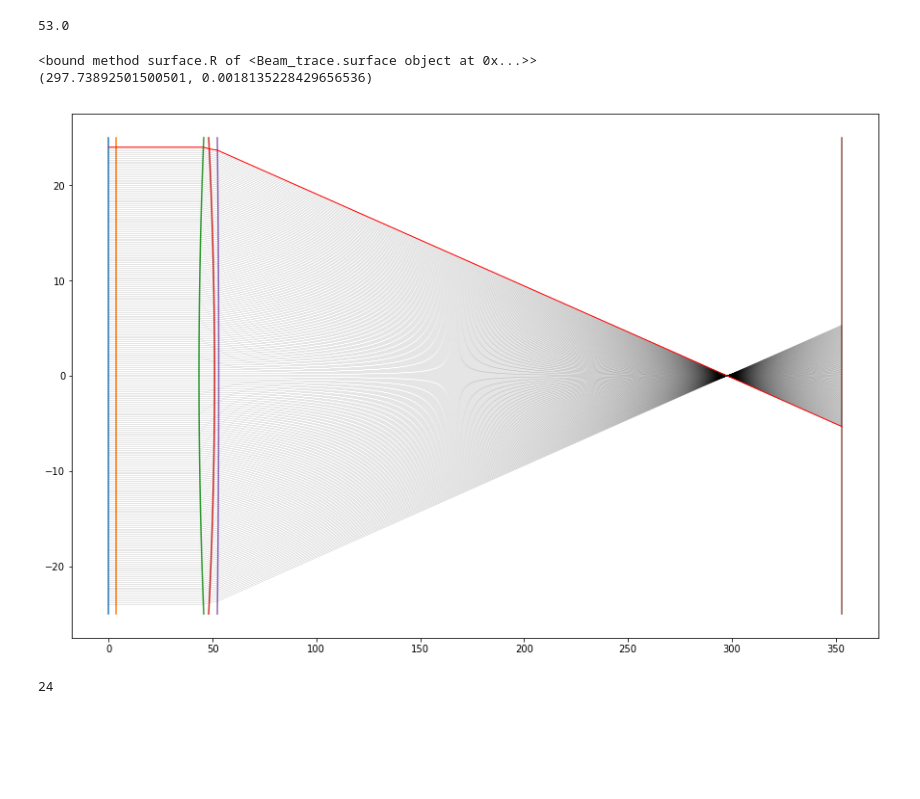
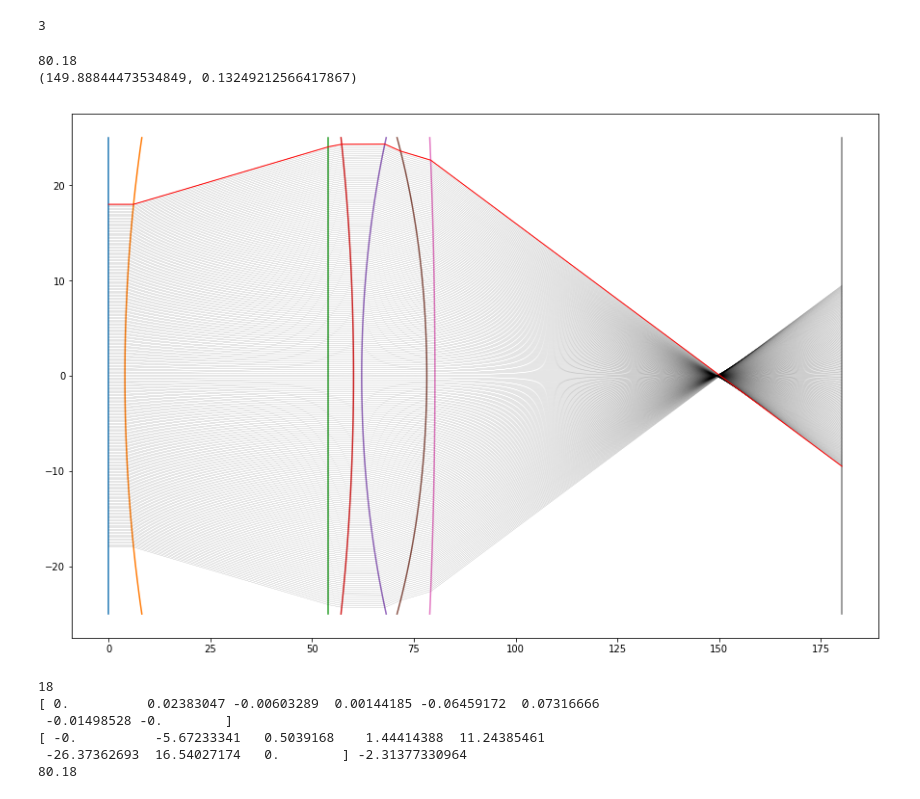
Before and after one commit to debatin/beamtrace, a Jupyter notebook: beamtrace_test.ipynb, the cells around one changed output. Saved outputs shown, nothing was run; the diff lists cells and outputs as text; code cells hidden in the pictures; blank space fills up the shorter version.

```diff
--- a/beamtrace_test.ipynb
+++ b/beamtrace_test.ipynb
@@ -1,7 +1,6 @@
 # %%
 from Beam_trace import *
 def defaultplot(ls,zoom):
-    print(ls.surfaces[3].R)
     plt.figure(figsize=(15,10))
     ls.plot()
     ls.calculate_marginal()
@@ -21,30 +20,6 @@ def defaultplot(ls,zoom):
     #plt.ylim(10,25)
     plt.show()
     print(ls.entrance_pupil)
-if True:
-    s=lens_system(24)
-    s.surfaces=[]
-
-    s.add_surface(surface(3.5,0.,1.514))
-    s.add_surface(surface(40,0,1))
-    #convex f=300
-    #s.add_surface(surface(11.8,1/150.,1.514))
-    #s.add_surface(surface(40,-1/150.,1))
-    #add_achromat(s,100,300)
-    add_achromat(s,250,300)
-    #add_achromat(s,150,300)
-    s.add_surface(surface(40,0,1))
-
-print(s.surfaces[-2].pos())
-# %% [output]
-53.0
-# %%
-defaultplot(s,0)
-# %% [output]
-<bound method surface.R of <Beam_trace.surface object at 0x...>>
-(297.73892501500501, 0.0018135228429656536)
-[figure, removed]
-24
 # %%
 def add_achromat(s,f,DISZ):
     """Add Thorlabs achromat f=focal length (needs to be one of the available)
@@ -73,0 +106,40 @@ def add_achromat(s,f,DISZ):
+# %%
+dd={2:4,-7:3}
+dd[-7]
+# %% [output]
+3
+# %%
+if True:
+    s=lens_system(18)
+    s.surfaces=[]
+
+     #convex f=300
+    #s.add_surface(surface(11.8,1/150.,1.514))
+    #s.add_surface(surface(40,-1/150.,1))
+    #add_achromat(s,200,1)
+    #add_meniscus(s,150,100)
+    add_monospheric(s,-150,50,True)
+    #add_monospheric(s,400,2)
+    add_monospheric(s,200,2,True)
+    add_achromat(s,80,100)
+    #add_meniscus(s,200,100)
+     #add_monospheric(s,250,2)
+    #add_monospheric(s,150,100)
+    #add_achromat(s,150,300)
+    s.add_surface(surface(40,0,1))
+
+print(s.surfaces[-2].pos())
+defaultplot(s,0)
+print(s.OSC(-0.0874887))
+print(s.LA_contribution(),sum(s.LA_contribution()))
+print(s.surfaces[-2].pos())
+# %% [output]
+80.18
+(149.88844473534849, 0.13249212566417867)
+[figure, added]
+18
+[ 0.          0.02383047 -0.00603289  0.00144185 -0.06459172  0.07316666
+ -0.01498528 -0.        ]
+[ -0.          -5.67233341   0.5039168    1.44414388  11.24385461
+ -26.37362693  16.54027174   0.        ] -2.31377330964
+80.18
```
Also changed, not shown: parts of 1 cell of this notebook, 3 other files.
